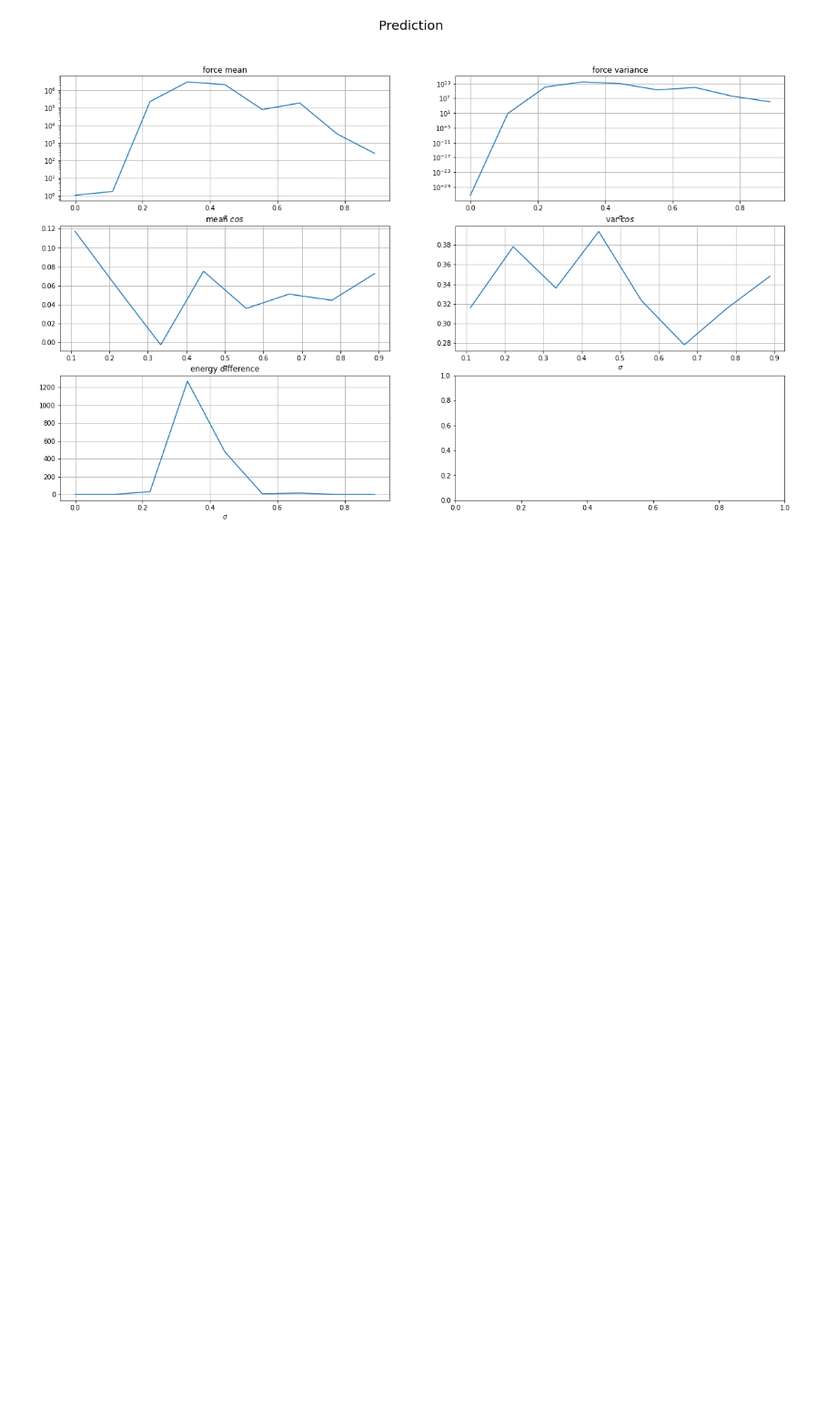
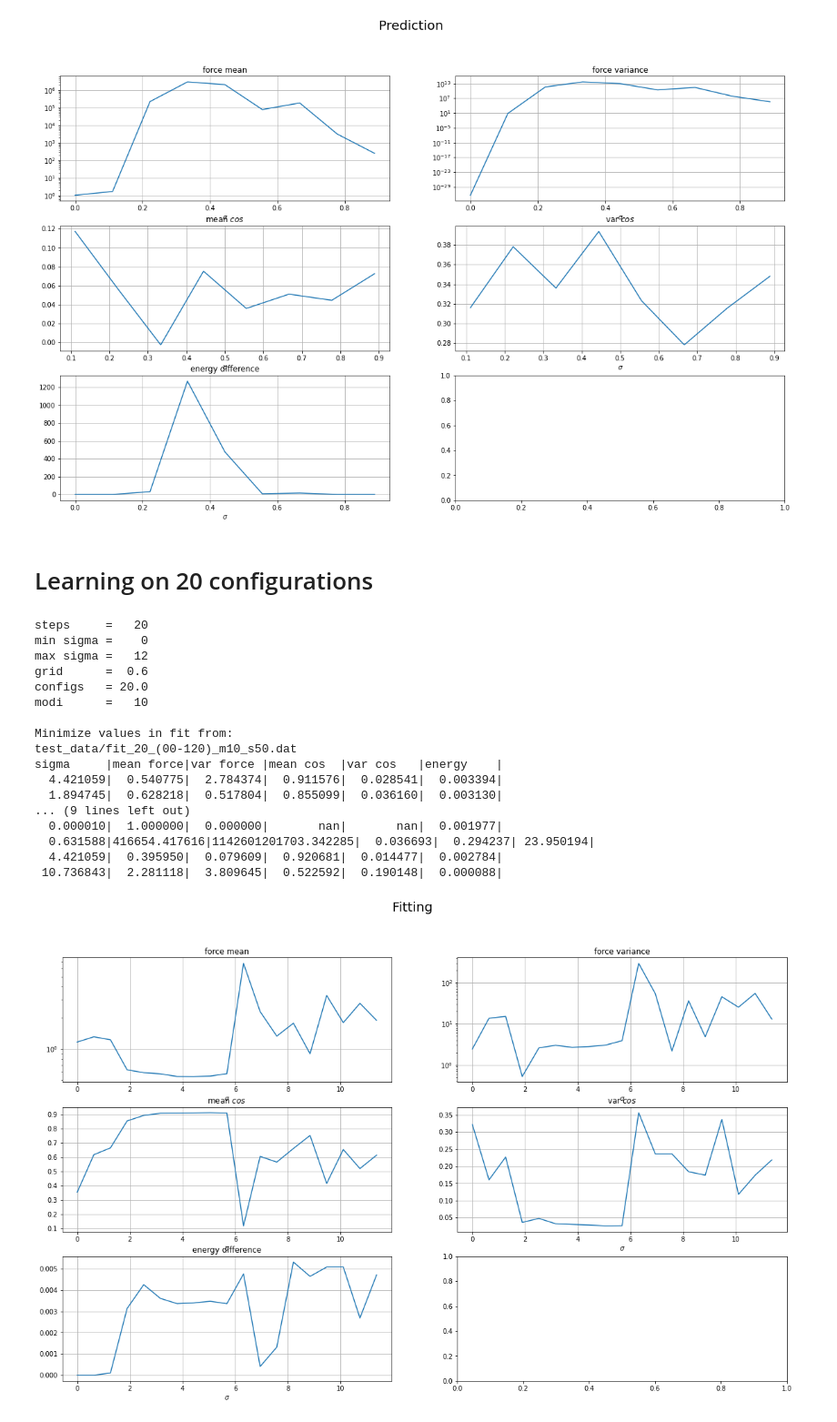
Before and after one commit to Lactose94/LP-Machine-Learning, a Jupyter notebook: Test_quality.ipynb, the cells around one changed output. Shown at 91% size. Cells and saved outputs as stored; diff of their text form; code cells hidden in the pictures; blank space fills up the shorter version.

Commit message:
added data and plots for different nr of configs

```diff
--- a/Test_quality.ipynb
+++ b/Test_quality.ipynb
@@ -253,3 +231,26 @@ sigma     |mean force|var force |mean cos  |var cos   |energy    |
   0.000010|  1.000000|  0.000000|       nan|       nan|  0.002355|
 [figure]
 [figure]
+# %% [markdown]
+# Learning on 20 configurations
+# %%
+analyze(20, 0, 12, 10, 50)
+# %% [output]
+steps     =   20
+min sigma =    0
+max sigma =   12
+grid      =  0.6
+configs   = 20.0
+modi      =   10
+
+Minimize values in fit from:
+test_data/fit_20_(00-120)_m10_s50.dat
+sigma     |mean force|var force |mean cos  |var cos   |energy    |
+  4.421059|  0.540775|  2.784374|  0.911576|  0.028541|  0.003394|
+  1.894745|  0.628218|  0.517804|  0.855099|  0.036160|  0.003130|
+... (9 lines left out)
+  0.000010|  1.000000|  0.000000|       nan|       nan|  0.001977|
+  0.631588|416654.417616|1142601201703.342285|  0.036693|  0.294237| 23.950194|
+  4.421059|  0.395950|  0.079609|  0.920681|  0.014477|  0.002784|
+ 10.736843|  2.281118|  3.809645|  0.522592|  0.190148|  0.000088|
+[figure, added]
```
Also changed, not shown: parts of 7 cells of this notebook, 8 other files.
